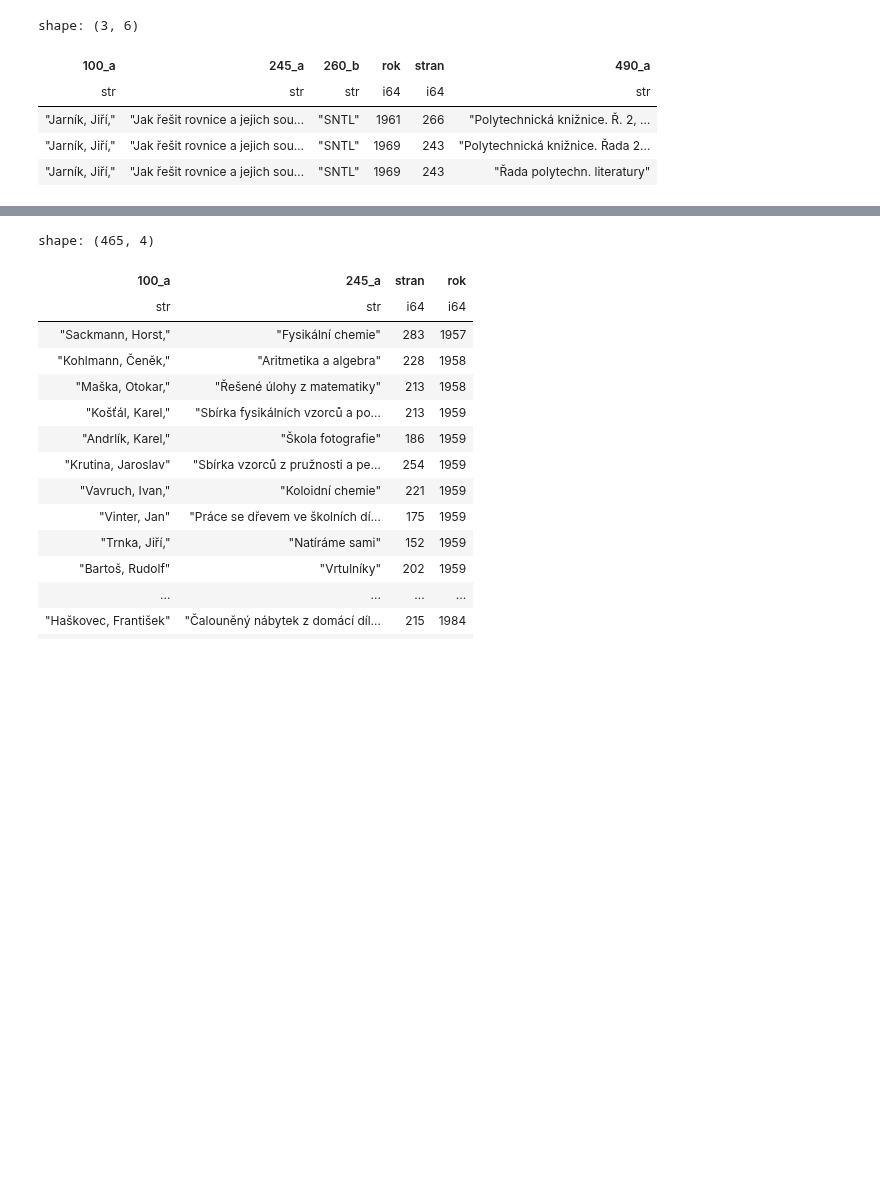
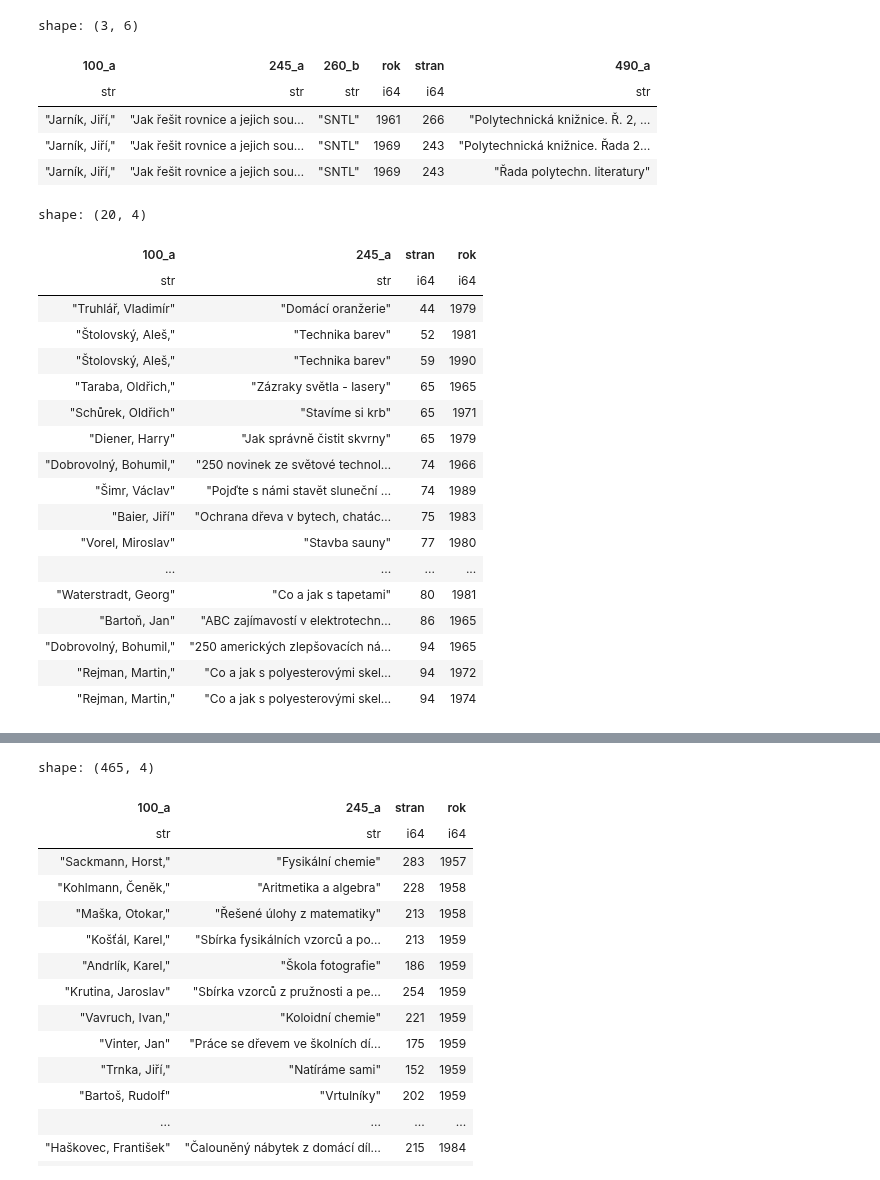
Before and after one commit to DataRozhlas/knizni-peoplemetr, a Jupyter notebook: 185_edice.ipynb, the cells around one changed output, grey strips where cells are left out. Saved outputs shown, nothing was run; the diff lists cells and outputs as text; code cells hidden in the pictures; blank space fills up the shorter version.

```diff
--- a/185_edice.ipynb
+++ b/185_edice.ipynb
@@ -350,3 +350,25 @@ shape: (3, 6)
 | "Jarník, Jiří," | "Jak řešit rovnice a jejich sou… | "SNTL" | 1961 | 266 | "Polytechnická knižnice. Ř. 2, … |
 | "Jarník, Jiří," | "Jak řešit rovnice a jejich sou… | "SNTL" | 1969 | 243 | "Polytechnická knižnice. Řada 2… |
 | "Jarník, Jiří," | "Jak řešit rovnice a jejich sou… | "SNTL" | 1969 | 243 | "Řada polytechn. literatury" |
+# %%
+edice("Polytechnická knižnice").sort(by="stran").head(20)
+# %% [output]
+shape: (20, 4)
+| 100_a | 245_a | stran | rok |
+| str | str | i64 | i64 |
+| "Truhlář, Vladimír" | "Domácí oranžerie" | 44 | 1979 |
+| "Štolovský, Aleš," | "Technika barev" | 52 | 1981 |
+| "Štolovský, Aleš," | "Technika barev" | 59 | 1990 |
+| "Taraba, Oldřich," | "Zázraky světla - lasery" | 65 | 1965 |
+| "Schůrek, Oldřich" | "Stavíme si krb" | 65 | 1971 |
+| "Diener, Harry" | "Jak správně čistit skvrny" | 65 | 1979 |
+| "Dobrovolný, Bohumil," | "250 novinek ze světové technol… | 74 | 1966 |
+| "Šimr, Václav" | "Pojďte s námi stavět sluneční … | 74 | 1989 |
+| "Baier, Jiří" | "Ochrana dřeva v bytech, chatác… | 75 | 1983 |
+| "Vorel, Miroslav" | "Stavba sauny" | 77 | 1980 |
+| ... | ... | ... | ... |
+| "Waterstradt, Georg" | "Co a jak s tapetami" | 80 | 1981 |
+| "Bartoň, Jan" | "ABC zajímavostí v elektrotechn… | 86 | 1965 |
+| "Dobrovolný, Bohumil," | "250 amerických zlepšovacích ná… | 94 | 1965 |
+| "Rejman, Martin," | "Co a jak s polyesterovými skel… | 94 | 1972 |
+| "Rejman, Martin," | "Co a jak s polyesterovými skel… | 94 | 1974 |
```
Also changed, not shown: parts of 21 cells of this notebook, 3 other files.
